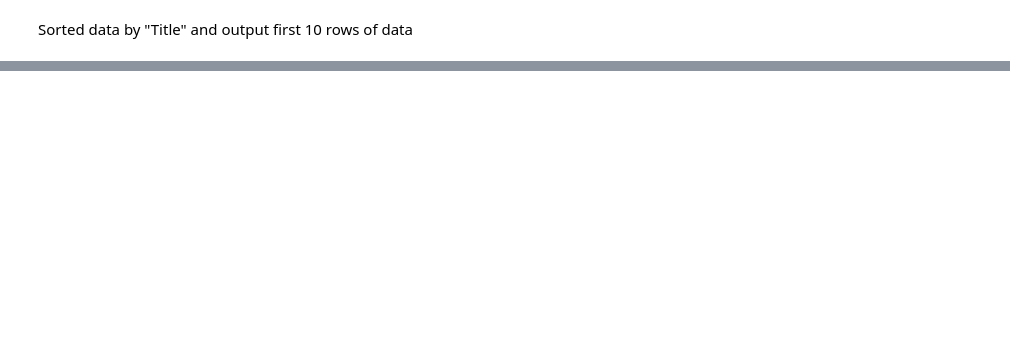
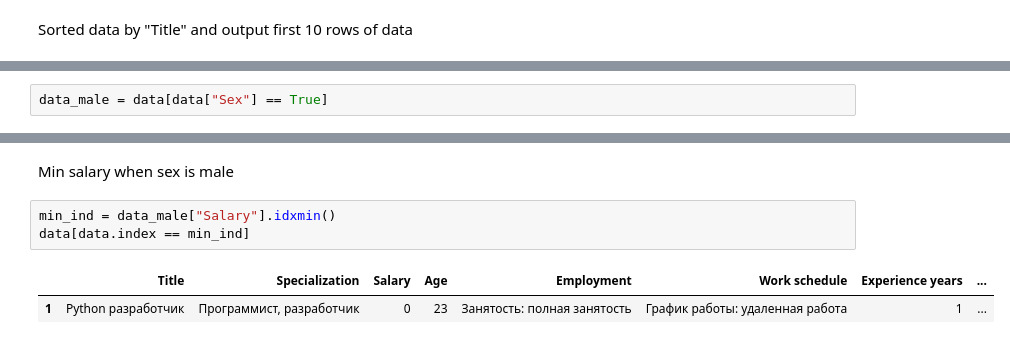
Before and after one commit to ernur768/int2_endterm, a Jupyter notebook: Analysis.ipynb, the cells around one changed output, grey strips where cells are left out. Saved outputs shown, nothing was run; the diff lists cells and outputs as text; blank space fills up the shorter version.

```diff
--- a/Analysis.ipynb
+++ b/Analysis.ipynb
@@ -98,0 +119,2 @@ ValueError: No axis named Salary for object type DataFrame
+# %%
+data_male = data[data["Sex"] == True]
@@ -98,0 +127,8 @@ ValueError: No axis named Salary for object type DataFrame
+# %% [markdown]
+Min salary when sex is male
+# %%
+min_ind = data_male["Salary"].idxmin()
+data[data.index == min_ind]
+# %% [output]
+|  | Title | Specialization | Salary | Age | Employment | Work schedule | Experience years | ... |
+| 1 | Python разработчик | Программист, разработчик | 0 | 23 | Занятость: полная занятость | График работы: удаленная работа | 1 | ... |
```
Also changed, not shown: parts of 57 cells of this notebook, 4 other files.
